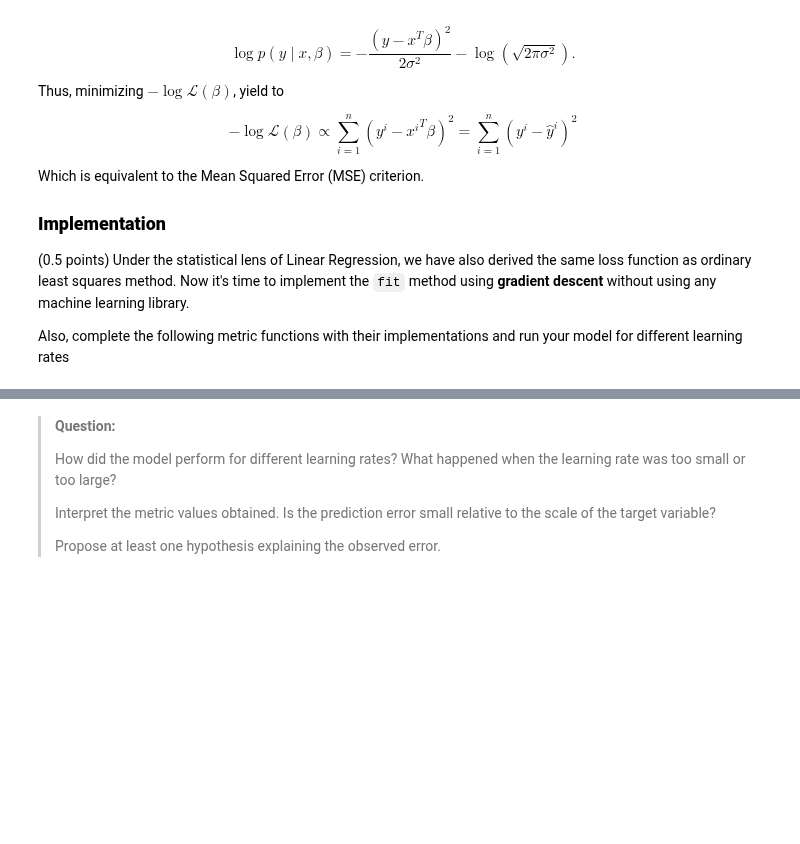
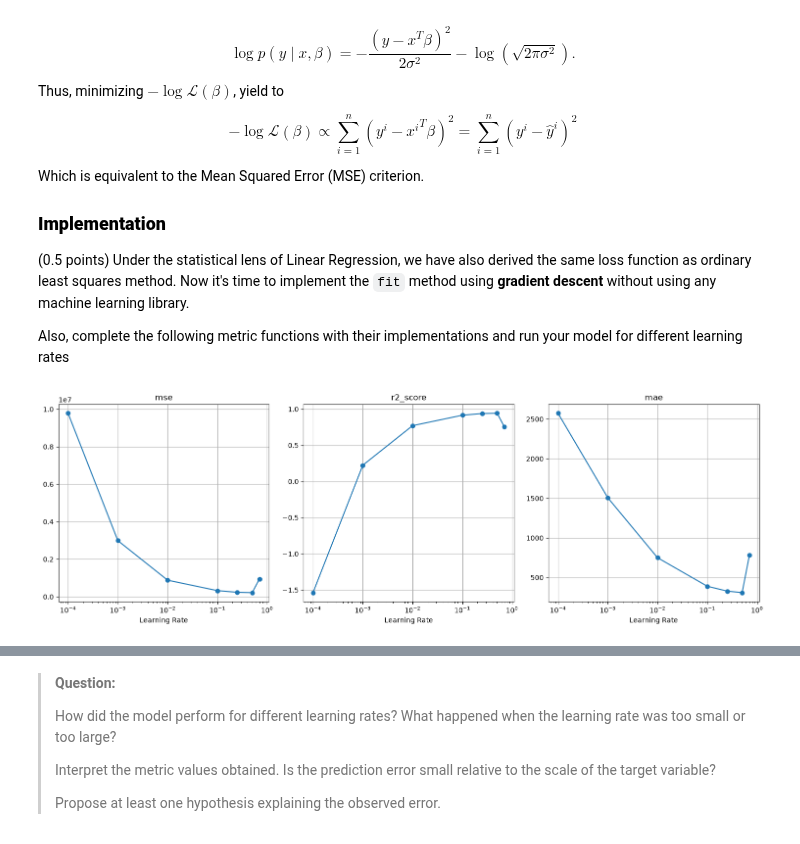
Before and after one commit to MarianaDourado/MO444-ML, a Jupyter notebook: Tarefa1/mc886_2s2026-assignment_1.ipynb, the cells around one changed output, grey strips where cells are left out. Drawn from its saved outputs; the diff is of its cells as text; code cells hidden in the pictures; blank space fills up the shorter version.

```diff
--- a/Tarefa1/mc886_2s2026-assignment_1.ipynb
+++ b/Tarefa1/mc886_2s2026-assignment_1.ipynb
@@ -668,7 +668,7 @@ def preprocess_data(df: pd.DataFrame, reference_df: pd.DataFrame) -> tuple[NDArr
     y = data["traffic_volume"].to_numpy(dtype=np.float64)
 
     # Treat rain_1h anomalous observation
-    valid_reference_rain = reference.loc[reference["rain_1h"] < 100, "rain_1h"]
+    valid_reference_rain = reference.loc[reference["rain_1h"] < 300, "rain_1h"]
     rain_cap = valid_reference_rain.max()
 
     data["rain_1h"] = data["rain_1h"].clip(upper=rain_cap)
@@ -723,9 +723,30 @@ def preprocess_data(df: pd.DataFrame, reference_df: pd.DataFrame) -> tuple[NDArr
         dtype=float,
     )
 
+    # Create interaction between hr and workingday
+    # This is based on the analysis of traffic volume by hour and day type
+    # which showed different patterns for working and non-working days.
+    hour_columns = [
+        column for column in categorical.columns
+        if column.startswith("hr_")
+    ]
+
+    hour_workingday = (
+        categorical[hour_columns]
+        .mul(binary["workingday"], axis=0)
+        .add_prefix("workingday_x_")
+    )
+
     # Concatenate all features
+    # workingday is used in the interactions, but its standalone column is
+    # redundant with the weekday indicators and holiday.
     X = pd.concat(
-        [continuous, binary, categorical],
+        [
+            continuous,
+            binary.drop(columns=["workingday"]),
+            categorical,
+            hour_workingday,
+        ],
         axis=1,
     )
 
@@ -892,27 +942,29 @@ def plot_results(lrs: list[float], performances: dict[str, list[float]]) -> None
 # %%
 X, y = preprocess_data(train_df, reference_df=train_df)
 
 # You can experiment with a pre-defined set of learning rates or
 # with a range of learning rates (e.g. logarithmically spaced)
-lrs = []
+lrs = [0.0001, 0.001, 0.01, 0.1, 0.25, 0.5, 0.7]
 
 performances = {
     "mse": [],
     "r2_score": [],
     "mae": [],
 }
 
 for lr in lrs:
     model = LinearRegression(learning_rate=lr, n_iterations=1000)
     model.fit(X, y)
     y_pred = model.predict(X)
 
     mse_score = mse(y, y_pred)
     r2 = r2_score(y, y_pred)
     mae_score = mae(y, y_pred)
 
     performances["mse"].append(mse_score)
     performances["r2_score"].append(r2)
     performances["mae"].append(mae_score)
 
 plot_results(lrs, performances)
+# %% [output]
+[figure, added]
```
Also changed, not shown: parts of 5 cells of this notebook.
